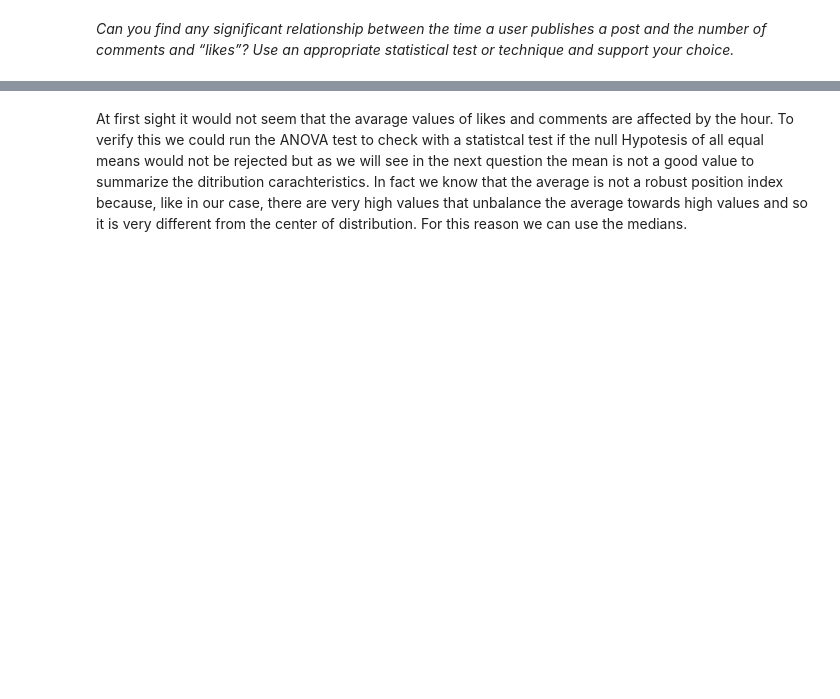
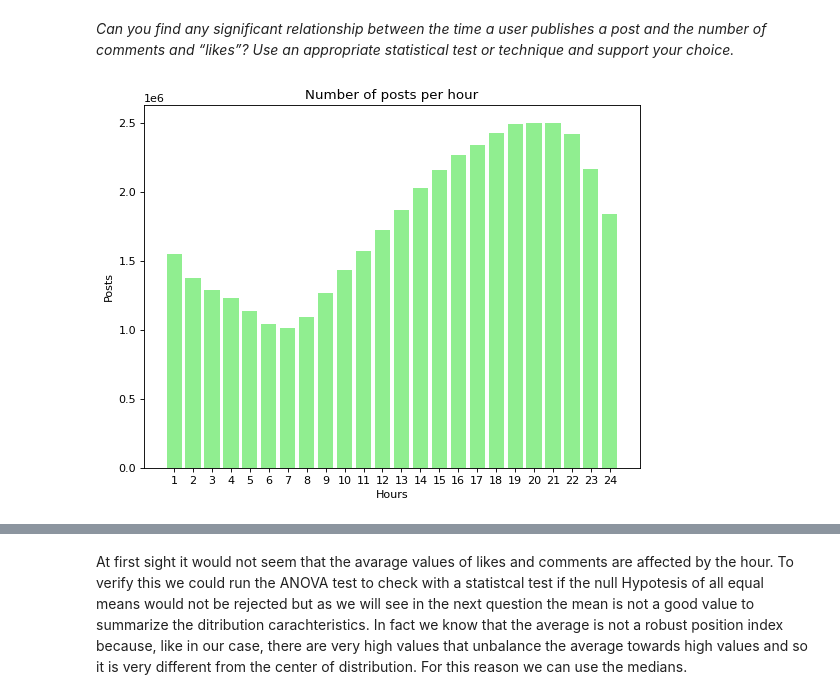
Before and after one commit to Matteo-Candi/ADM_HW2, a Jupyter notebook: main.ipynb, the cells around one changed output, grey strips where cells are left out. Saved outputs shown, nothing was run; the diff lists cells and outputs as text; code cells hidden in the pictures; blank space fills up the shorter version.

```diff
--- a/main.ipynb
+++ b/main.ipynb
@@ -893,0 +897,16 @@ posts.cts = pd.to_datetime(posts.cts).dt.floor('h').dt.time
+# %%
+time_results = {}
+for slot in time_intervals:
+    result = len(posts[(posts.cts >= slot[0]) & (posts.cts < slot[1])])
+    time_results[str(slot)] = result
+
+plt.figure(figsize=(8, 6), dpi=80)
+plt.bar(hours, time_results.values(), width = 0.8, color='lightgreen')
+plt.title("Number of posts per hour")
+plt.xlabel('Hours')
+plt.ylabel('Posts')
+plt.xticks(hours, hours)
+
+plt.show()
+# %% [output]
+[figure, added]
```
Also changed, not shown: parts of 6 cells of this notebook.
